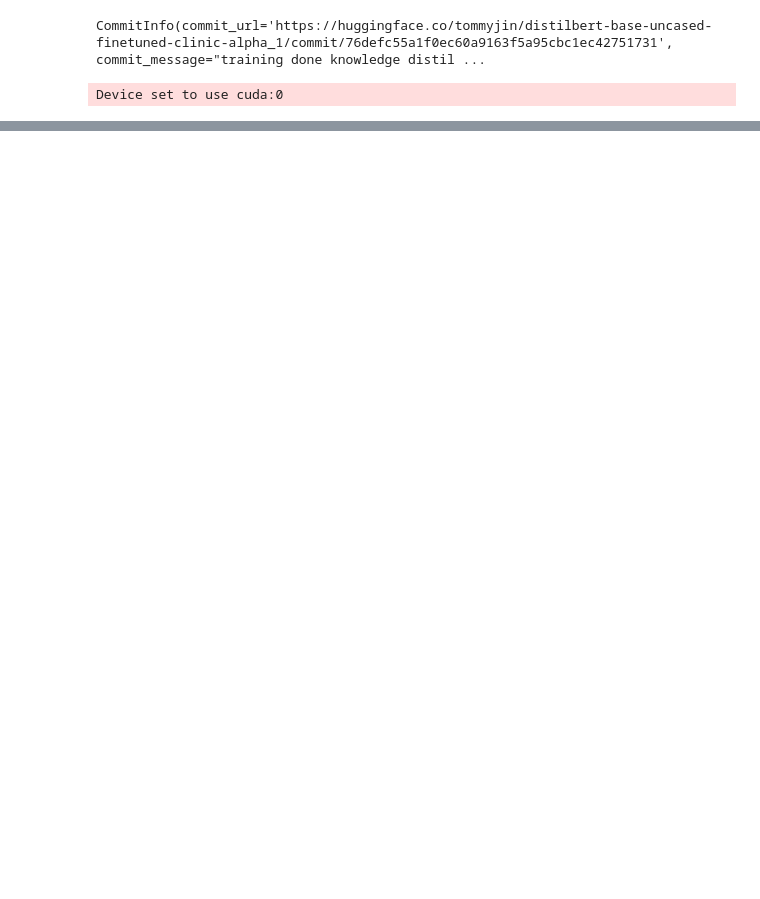
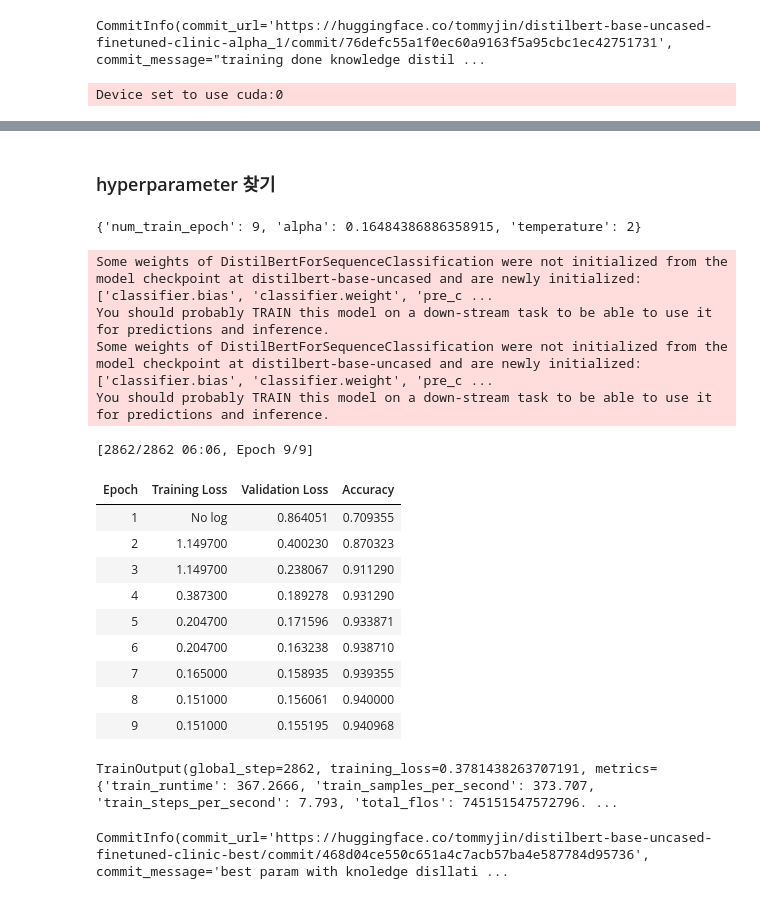
Before and after one commit to tommyjin2894/ai_study_transformer, a Jupyter notebook: 08_Efficient_ways.ipynb, the cells around one changed output, grey strips where cells are left out. Cells and saved outputs as stored; diff of their text form; code cells hidden in the pictures; blank space fills up the shorter version.

```diff
--- a/08_Efficient_ways.ipynb
+++ b/08_Efficient_ways.ipynb
@@ -372,0 +396,2 @@ plot_metrics(perf_metrics, optim_type)
+# %% [markdown]
+### hyperparameter 찾기
@@ -372,0 +407,4 @@ plot_metrics(perf_metrics, optim_type)
+# %%
+print(best_run.hyperparameters)
+# %% [output]
+{'num_train_epoch': 9, 'alpha': 0.16484386886358915, 'temperature': 2}
@@ -372,0 +415,34 @@ plot_metrics(perf_metrics, optim_type)
+# %%
+distilled_ckpt = "distilbert-base-uncased-finetuned-clinic-best"
+student_training_args.output_dir = distilled_ckpt
+
+distilbert_trainer = DistillationTrainer(model_init=student_init,
+                                         teacher_model=teacher_model,
+                                         args = student_training_args,
+                                         train_dataset = clinic_enc['train'],
+                                         eval_dataset = clinic_enc['validation'],
+                                         compute_metrics=compute_metrics,
+                                         tokenizer=student_tokenizer)
+
+distilbert_trainer.train()
+# %% [output]
+Some weights of DistilBertForSequenceClassification were not initialized from the model checkpoint at distilbert-base-uncased and are newly initialized: ['classifier.bias', 'classifier.weight', 'pre_c ...
+You should probably TRAIN this model on a down-stream task to be able to use it for predictions and inference.
+Some weights of DistilBertForSequenceClassification were not initialized from the model checkpoint at distilbert-base-uncased and are newly initialized: ['classifier.bias', 'classifier.weight', 'pre_c ...
+You should probably TRAIN this model on a down-stream task to be able to use it for predictions and inference.
+[2862/2862 06:06, Epoch 9/9]
+| Epoch | Training Loss | Validation Loss | Accuracy |
+| 1 | No log | 0.864051 | 0.709355 |
+| 2 | 1.149700 | 0.400230 | 0.870323 |
+| 3 | 1.149700 | 0.238067 | 0.911290 |
+| 4 | 0.387300 | 0.189278 | 0.931290 |
+| 5 | 0.204700 | 0.171596 | 0.933871 |
+| 6 | 0.204700 | 0.163238 | 0.938710 |
+| 7 | 0.165000 | 0.158935 | 0.939355 |
+| 8 | 0.151000 | 0.156061 | 0.940000 |
+| 9 | 0.151000 | 0.155195 | 0.940968 |
+TrainOutput(global_step=2862, training_loss=0.3781438263707191, metrics={'train_runtime': 367.2666, 'train_samples_per_second': 373.707, 'train_steps_per_second': 7.793, 'total_flos': 745151547572796. ...
+# %%
+distilbert_trainer.push_to_hub("best param with knoledge disllation.")
+# %% [output]
+CommitInfo(commit_url='https://huggingface.co/tommyjin/distilbert-base-uncased-finetuned-clinic-best/commit/468d04ce550c651a4c7acb57ba4e587784d95736', commit_message='best param with knoledge disllati ...
```
Also changed, not shown: parts of 13 cells of this notebook, 2 other files.
